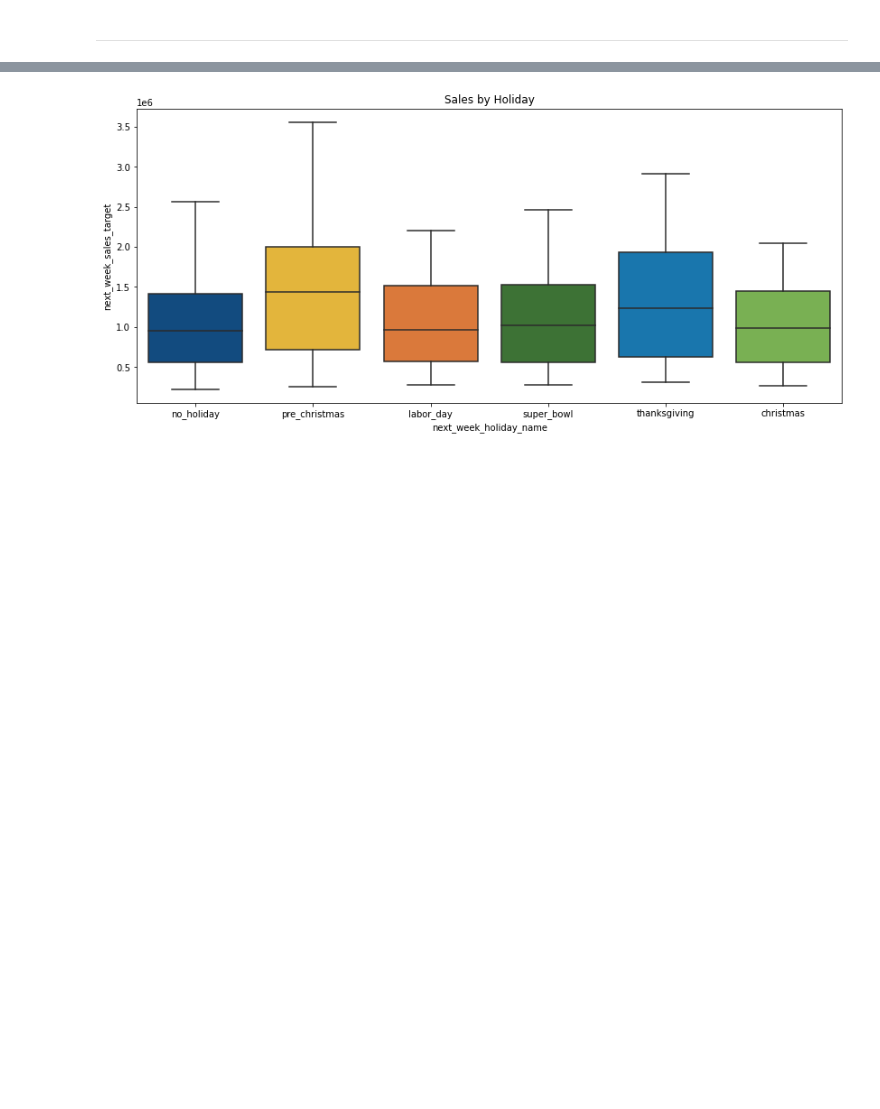
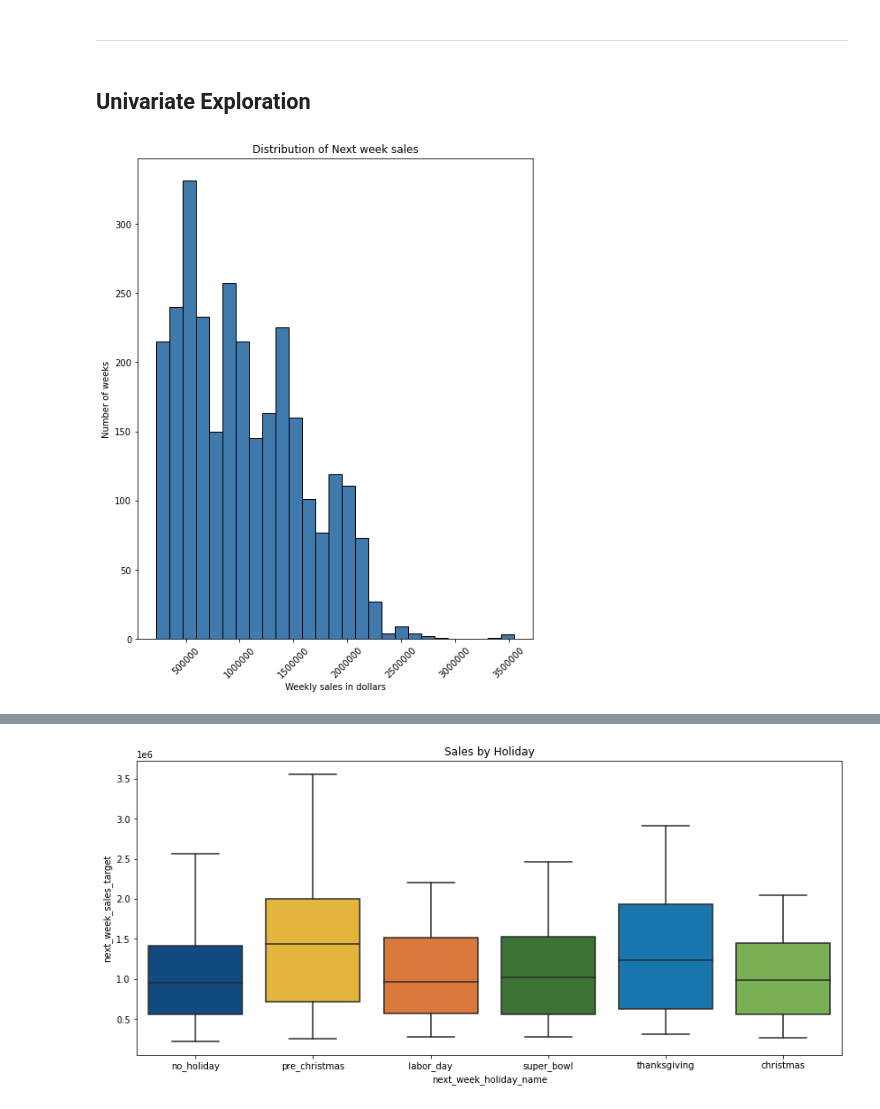
Before and after one commit to Attention-Walmart-Shoppers/capstone, a Jupyter notebook: final_notebook_draft.ipynb, the cells around one changed output, grey strips where cells are left out. Saved outputs shown, nothing was run; the diff lists cells and outputs as text; code cells hidden in the pictures; blank space fills up the shorter version.

```diff
--- a/final_notebook_draft.ipynb
+++ b/final_notebook_draft.ipynb
@@ -124,4 +155,23 @@ test -> (1229, 32)
 # Explore
 # %% [markdown]
 <hr style="border:2px solid blue"> </hr>
+# %% [markdown]
+## Univariate Exploration
+# %%
+#explore our target
+plt.figure(figsize=(8, 10))
+sns.histplot(train,
+                 x=train['next_week_sales_target'],
+                 #hue='loan_status',
+                 multiple='layer'
+                 )
+plt.title("Distribution of Next week sales")
+plt.xlabel('Weekly sales in dollars')
+plt.ylabel('Number of weeks')
+plt.xticks(rotation=45)
+plt.ticklabel_format(style = 'plain')
+
+plt.show()
+# %% [output]
+[figure, added]
 # %% [markdown]
```
Also changed, not shown: parts of 55 cells of this notebook.
